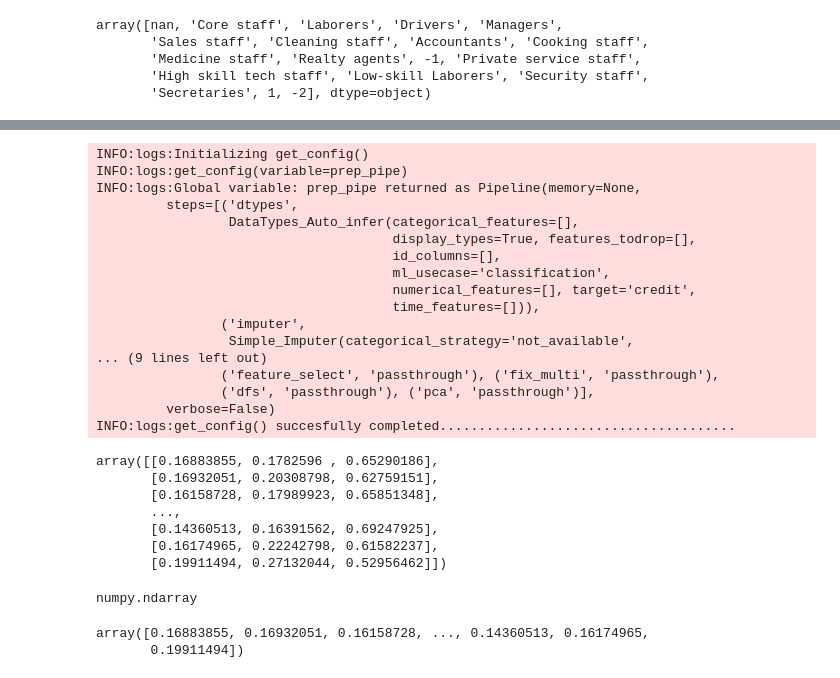
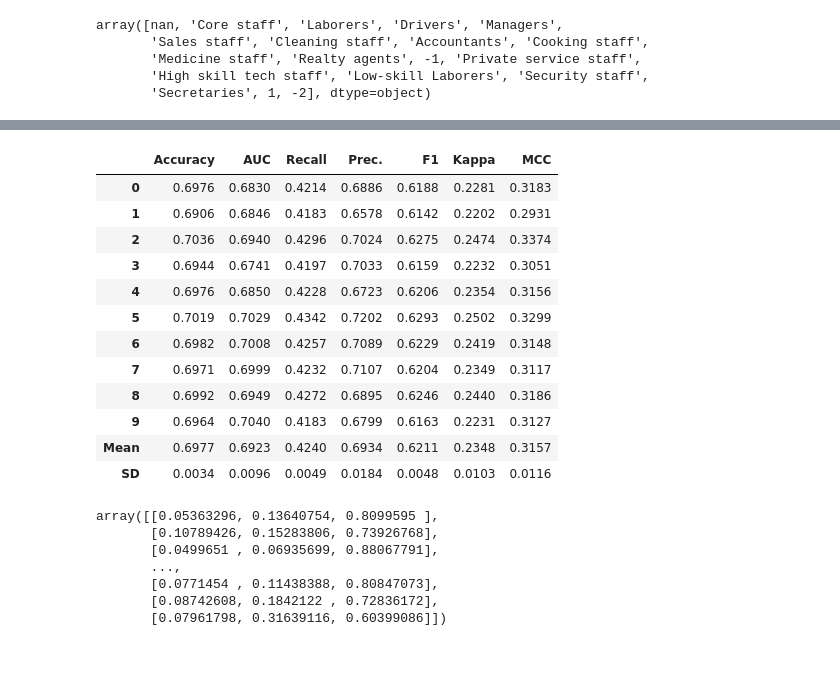
Before and after one commit to kkimlim2/dacon_credit, a Jupyter notebook: dacon.ipynb, the cells around one changed output, grey strips where cells are left out. Saved outputs shown, nothing was run; the diff lists cells and outputs as text; code cells hidden in the pictures.

```diff
--- a/dacon.ipynb
+++ b/dacon.ipynb
@@ -492,39 +204,29 @@ INFO:logs:finalize_model() succesfully completed................................
+# %%
+model=create_model('lightgbm')
+# %% [output]
+|  | Accuracy | AUC | Recall | Prec. | F1 | Kappa | MCC |
+| 0 | 0.6976 | 0.6830 | 0.4214 | 0.6886 | 0.6188 | 0.2281 | 0.3183 |
+| 1 | 0.6906 | 0.6846 | 0.4183 | 0.6578 | 0.6142 | 0.2202 | 0.2931 |
+| 2 | 0.7036 | 0.6940 | 0.4296 | 0.7024 | 0.6275 | 0.2474 | 0.3374 |
+| 3 | 0.6944 | 0.6741 | 0.4197 | 0.7033 | 0.6159 | 0.2232 | 0.3051 |
+| 4 | 0.6976 | 0.6850 | 0.4228 | 0.6723 | 0.6206 | 0.2354 | 0.3156 |
+| 5 | 0.7019 | 0.7029 | 0.4342 | 0.7202 | 0.6293 | 0.2502 | 0.3299 |
+| 6 | 0.6982 | 0.7008 | 0.4257 | 0.7089 | 0.6229 | 0.2419 | 0.3148 |
+| 7 | 0.6971 | 0.6999 | 0.4232 | 0.7107 | 0.6204 | 0.2349 | 0.3117 |
+| 8 | 0.6992 | 0.6949 | 0.4272 | 0.6895 | 0.6246 | 0.2440 | 0.3186 |
+| 9 | 0.6964 | 0.7040 | 0.4183 | 0.6799 | 0.6163 | 0.2231 | 0.3127 |
+| Mean | 0.6977 | 0.6923 | 0.4240 | 0.6934 | 0.6211 | 0.2348 | 0.3157 |
+| SD | 0.0034 | 0.0096 | 0.0049 | 0.0184 | 0.0048 | 0.0103 | 0.0116 |
 # %%
 prep_pipe = get_config("prep_pipe")
-prep_pipe.steps.append(['trained_model', final_model_custom])
+prep_pipe.steps.append(['trained_model', model])
 prections = prep_pipe.predict_proba(test)
 prections
 # %% [output]
-INFO:logs:Initializing get_config()
-INFO:logs:get_config(variable=prep_pipe)
-INFO:logs:Global variable: prep_pipe returned as Pipeline(memory=None,
-         steps=[('dtypes',
-                 DataTypes_Auto_infer(categorical_features=[],
-                                      display_types=True, features_todrop=[],
-                                      id_columns=[],
-                                      ml_usecase='classification',
-                                      numerical_features=[], target='credit',
-                                      time_features=[])),
-                ('imputer',
-                 Simple_Imputer(categorical_strategy='not_available',
-... (9 lines left out)
-                ('feature_select', 'passthrough'), ('fix_multi', 'passthrough'),
-                ('dfs', 'passthrough'), ('pca', 'passthrough')],
-         verbose=False)
-INFO:logs:get_config() succesfully completed......................................
+array([[0.05363296, 0.13640754, 0.8099595 ],
+       [0.10789426, 0.15283806, 0.73926768],
+       [0.0499651 , 0.06935699, 0.88067791],
+       ...,
+       [0.0771454 , 0.11438388, 0.80847073],
+       [0.08742608, 0.1842122 , 0.72836172],
+       [0.07961798, 0.31639116, 0.60399086]])
-array([[0.16883855, 0.1782596 , 0.65290186],
-       [0.16932051, 0.20308798, 0.62759151],
-       [0.16158728, 0.17989923, 0.65851348],
-       ...,
-       [0.14360513, 0.16391562, 0.69247925],
-       [0.16174965, 0.22242798, 0.61582237],
-       [0.19911494, 0.27132044, 0.52956462]])
-# %%
-type(prections)
-# %% [output]
-numpy.ndarray
-# %%
-prections[:,0]
-# %% [output]
-array([0.16883855, 0.16932051, 0.16158728, ..., 0.14360513, 0.16174965,
-       0.19911494])
```
Also changed, not shown: parts of 37 cells of this notebook.
